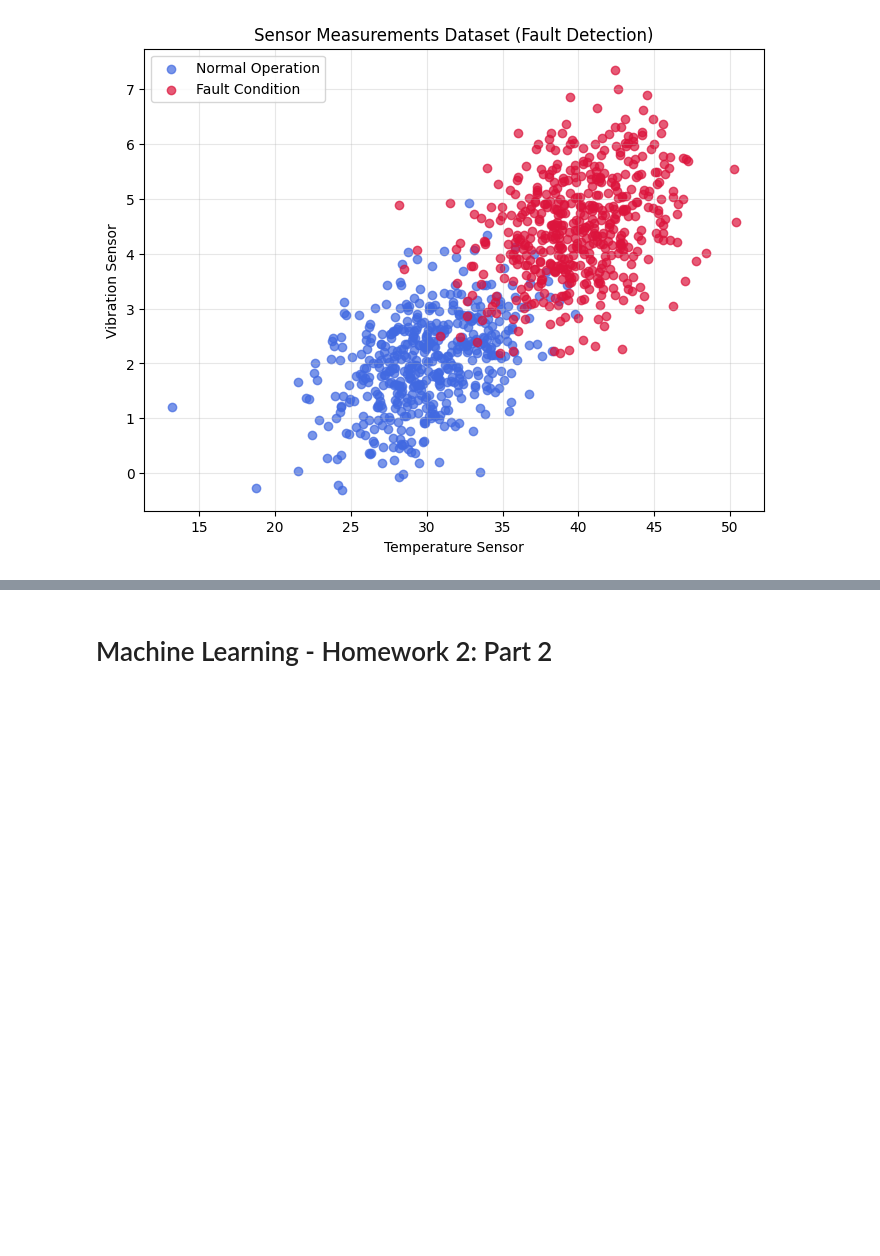
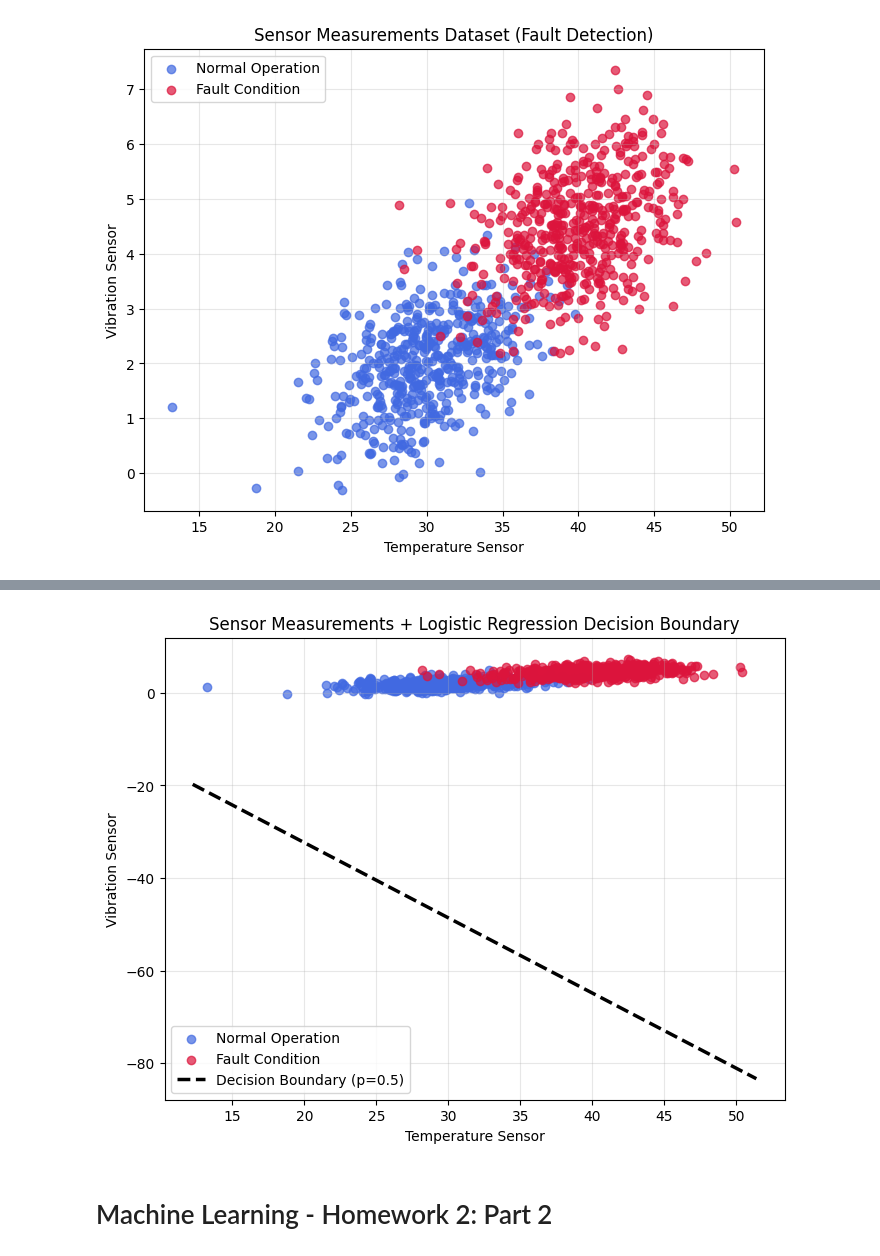
Before and after one commit to mufasa-349/CS412-ML-HW2, a Jupyter notebook: CS412-HW2-MustafaBozyel.ipynb, the cells around one changed output, grey strips where cells are left out. Saved outputs shown, nothing was run; the diff lists cells and outputs as text; code cells hidden in the pictures; blank space fills up the shorter version.

```diff
--- a/CS412-HW2-MustafaBozyel.ipynb
+++ b/CS412-HW2-MustafaBozyel.ipynb
@@ -176,3 +116,40 @@ else:
+# %%
+# Decision boundary'yi ayrı hücrede çiz (ilk hücreyi değiştirmeden)
+
+# Eğer önceki hücrelerden geliyorsa:
+# normal, fault, X, w değişkenleri tanımlı olmalı.
+
+plt.figure(figsize=(8, 6))
+
+# Orijinal scatter
+plt.scatter(
+    normal[:, 0], normal[:, 1],
+    color="royalblue", label="Normal Operation", alpha=0.7
+)
+plt.scatter(
+    fault[:, 0], fault[:, 1],
+    color="crimson", label="Fault Condition", alpha=0.7
+)
+
+# Logistic regression decision boundary: w0 + w1*x + w2*y = 0
+x_vals = np.linspace(X[:, 0].min() - 1, X[:, 0].max() + 1, 300)
+
+if abs(w[2]) > 1e-12:
+    y_vals = -(w[0] + w[1] * x_vals) / w[2]
+    plt.plot(x_vals, y_vals, "k--", linewidth=2.5, label="Decision Boundary (p=0.5)")
+else:
+    # Çok nadir: sınır neredeyse dikeyse
+    x_vertical = -w[0] / w[1]
+    plt.axvline(x=x_vertical, color="k", linestyle="--", linewidth=2.5, label="Decision Boundary (p=0.5)")
+
+plt.xlabel("Temperature Sensor")
+plt.ylabel("Vibration Sensor")
+plt.title("Sensor Measurements + Logistic Regression Decision Boundary")
+plt.legend()
+plt.grid(alpha=0.3)
+plt.show()
+# %% [output]
+[figure, added]
 # %% [markdown]
 # Machine Learning - Homework 2: Part 2
 # %% [markdown]
```
Also changed, not shown: parts of 3 cells of this notebook.
